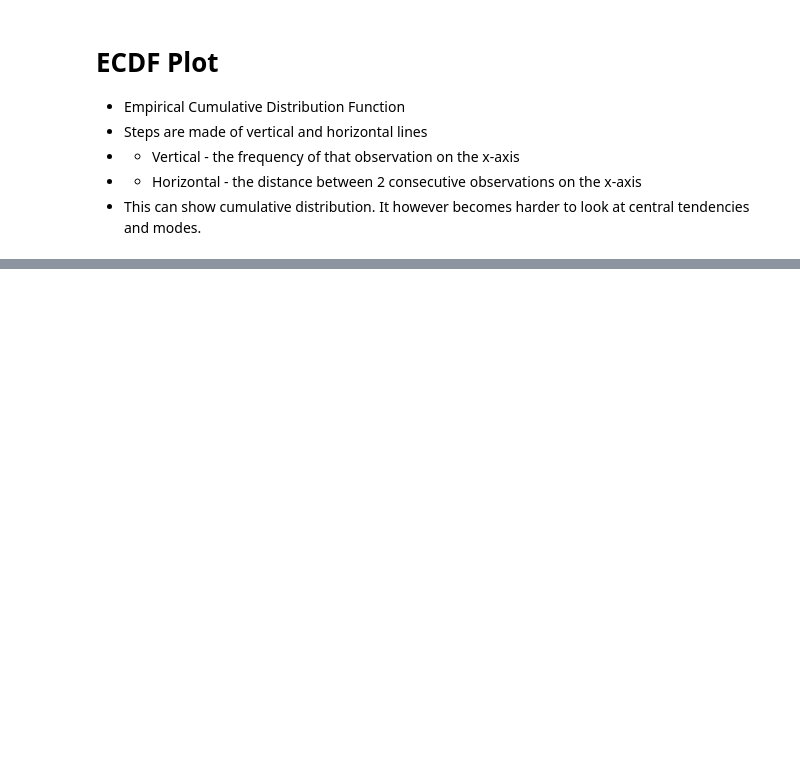
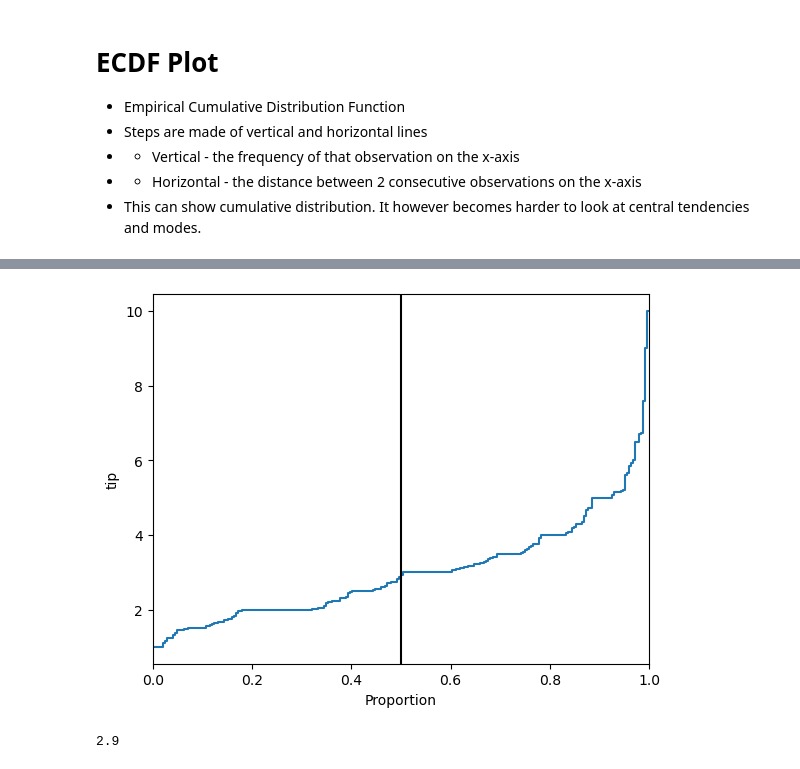
Before and after one commit to sarblohw/py_vizardry_2, a Jupyter notebook: sns_ecdf.ipynb, the cells around one changed output, grey strips where cells are left out. Drawn from its saved outputs; the diff is of its cells as text; code cells hidden in the pictures; blank space fills up the shorter version.

```diff
--- a/sns_ecdf.ipynb
+++ b/sns_ecdf.ipynb
@@ -16,0 +55,11 @@ sns.ecdfplot(data=tips, x='tip');
+# %%
+sns.ecdfplot(data=tips, y='tip')
+plt.axvline(0.5, c='black');
+#switched axis to show prop on x-axis, here the vertical line is drawn at 50% proportion or the mean
+#we can interpret this as 50% of the tips are  done by around the $3 observation mark whe n they are arranged in an order
+# %% [output]
+[figure, added]
+# %%
+tips.tip.median()
+# %% [output]
+2.9
```
Also changed, not shown: parts of 21 cells of this notebook, 1 other file.
